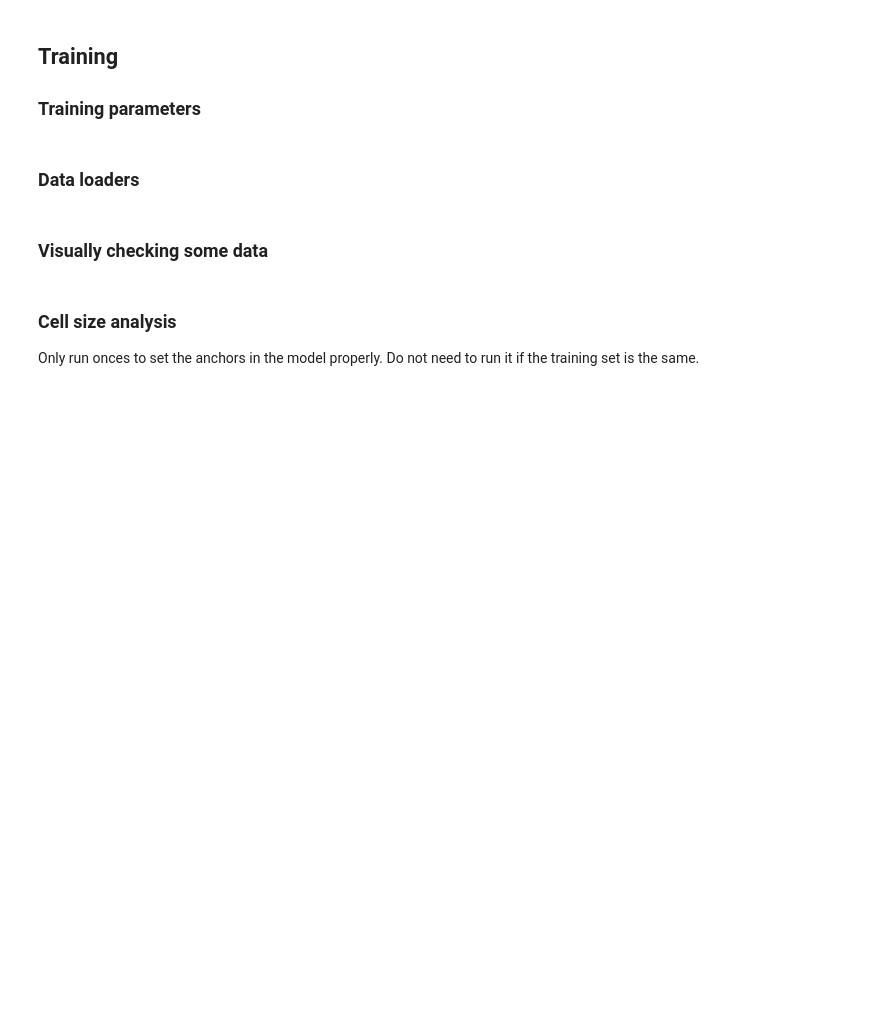
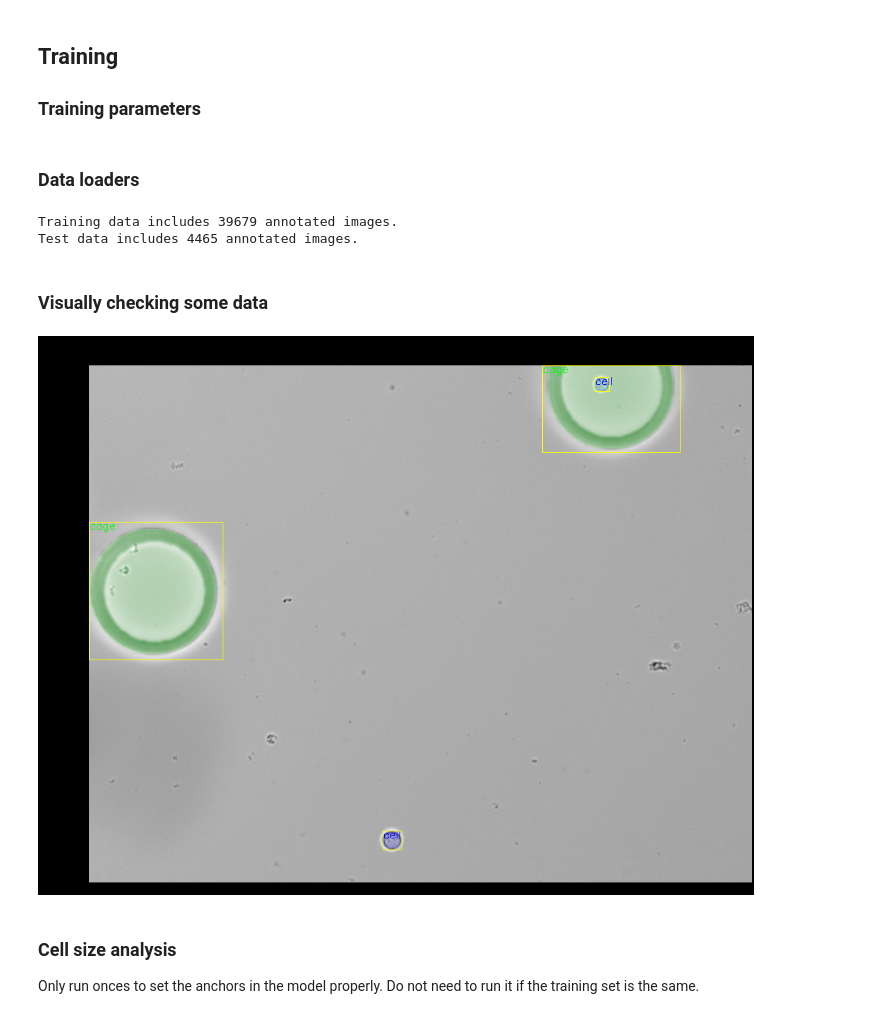
Before and after one commit to ashishsinha-cellanome/as-cells, a Jupyter notebook: Mask RCNN/Training Torchvision Mask R-CNN for Cell detection.ipynb, the cells around one changed output. Saved outputs shown, nothing was run; the diff lists cells and outputs as text; code cells hidden in the pictures; blank space fills up the shorter version.

```diff
--- a/Mask RCNN/Training Torchvision Mask R-CNN for Cell detection.ipynb
+++ b/Mask RCNN/Training Torchvision Mask R-CNN for Cell detection.ipynb
@@ -47,7 +47,7 @@ PERCENTAGE_TO_EXPAND_BBOX_BOUNDARIES = 0.1
 P_NOISE = 0.25
 
 # the lower and upper bounds for random scaling the images (and annotated masks) for training augmentation
-MIN_RANDOM_SCALE = 0.8
+MIN_RANDOM_SCALE = 0.7
 MAX_RANDOM_SCALE = 1.0
 # %% [markdown]
 ### Transforms
@@ -996,16 +996,17 @@ class CellMaskDataset(torch.utils.data.Dataset):
 Define LABEL_MAP, a mapping between class IDs and class names used in the annotations, with class IDs starting from 1  (0 is reseved for background in Mask RCNN model). This is not needed for the dataset, but during the training.
 # %%
 # make sure these folders are generated in advance
-TRAIN_IMAGE_FOLDER = os.path.join(os.getcwd(), 'data/cytoplasm_nucleus_cage_crop_2/images/train')
-TRAIN_MASK_FOLDER = os.path.join(os.getcwd(),'data/cytoplasm_nucleus_cage_crop_2/masks/train')
-TEST_IMAGE_FOLDER = os.path.join(os.getcwd(),'data/cytoplasm_nucleus_cage_crop_2/images/test')
-TEST_MASK_FOLDER = os.path.join(os.getcwd(),'data/cytoplasm_nucleus_cage_crop_2/masks/test')
+TRAIN_IMAGE_FOLDER = os.path.join(os.getcwd(), 'data/all_data_so_far/images/train')
+TRAIN_MASK_FOLDER = os.path.join(os.getcwd(),'data/all_data_so_far/masks/train')
+TEST_IMAGE_FOLDER = os.path.join(os.getcwd(),'data/all_data_so_far/images/test')
+TEST_MASK_FOLDER = os.path.join(os.getcwd(),'data/all_data_so_far/masks/test')
 
 # mapping between the class IDs and class names for the annotated data
 # and the reverse mapping between the class names and class IDs
 # LABEL_MAP = {1: 'Cell', 2: 'dying/dead cells', 3: 'Bead', 4: 'Cluster'}
-# LABEL_MAP = {1: 'Cell', 2: 'Bead', 3: 'cages'}
-LABEL_MAP = {1: 'cytoplasm', 2:'nucleus', 3: 'cage'}
+# LABEL_MAP = {1: 'cell', 2: 'bead', 3: 'cage', 4: 'nucleus'}
+LABEL_MAP = {1: 'cell', 2: 'bead', 3: 'cage', 4: 'nucleus', 5:'cell-adhered'}
+# LABEL_MAP = {1:'nucleus', 2: 'cage'}
 REVERSE_LABEL_MAP = {value:key for key, value in LABEL_MAP.items()}
 
 train_dataset = CellMaskDataset(images_path=TRAIN_IMAGE_FOLDER, masks_path=TRAIN_MASK_FOLDER,
@@ -1111,19 +1113,22 @@ MODEL_PATH = 'checkpoints'
 # %%
 # define training and validation data loaders
 train_data_loader = torch.utils.data.DataLoader(
-    train_dataset, batch_size = TRAIN_BATCH_SIZE, shuffle = True, num_workers = 32,
+    train_dataset, batch_size = TRAIN_BATCH_SIZE, shuffle = True, num_workers = 4,
     collate_fn = references.detection.utils.collate_fn)
 
 test_data_loader = torch.utils.data.DataLoader(
-    test_dataset, batch_size = 1, shuffle = False, num_workers = 32,
+    test_dataset, batch_size = 1, shuffle = False, num_workers = 4,
     collate_fn = references.detection.utils.collate_fn)
 
 print('Training data includes %d annotated images.' %len(train_dataset))
 print('Test data includes %d annotated images.' %len(test_dataset))
+# %% [output]
+Training data includes 39679 annotated images.
+Test data includes 4465 annotated images.
 # %% [markdown]
 ### Visually checking some data
 # %%
-COLORS = [(0, 0, 0), (0, 0, 255), (255, 0, 0), (0, 255, 0), (255, 255, 0)]
+COLORS = [(0, 0, 0), (0, 0, 255), (255, 0, 0), (0, 255, 0), (255, 255, 0), (255, 0, 255)]
 
 def show_sample(idx, train = True):
     # pick the image from the data set
@@ -1170,7 +1175,9 @@ def show_sample(idx, train = True):
     # convert to PIL image to display
     return Image.fromarray(image)
 # %%
-display(show_sample(412, True))
+display(show_sample(33412, True))
+# %% [output]
+[figure, added]
 # %% [markdown]
 ### Cell size analysis
 Only run onces to set the anchors in the model properly. Do not need to run it if the training set is the same.
```
Also changed, not shown: parts of 31 cells of this notebook, 1 other file.
